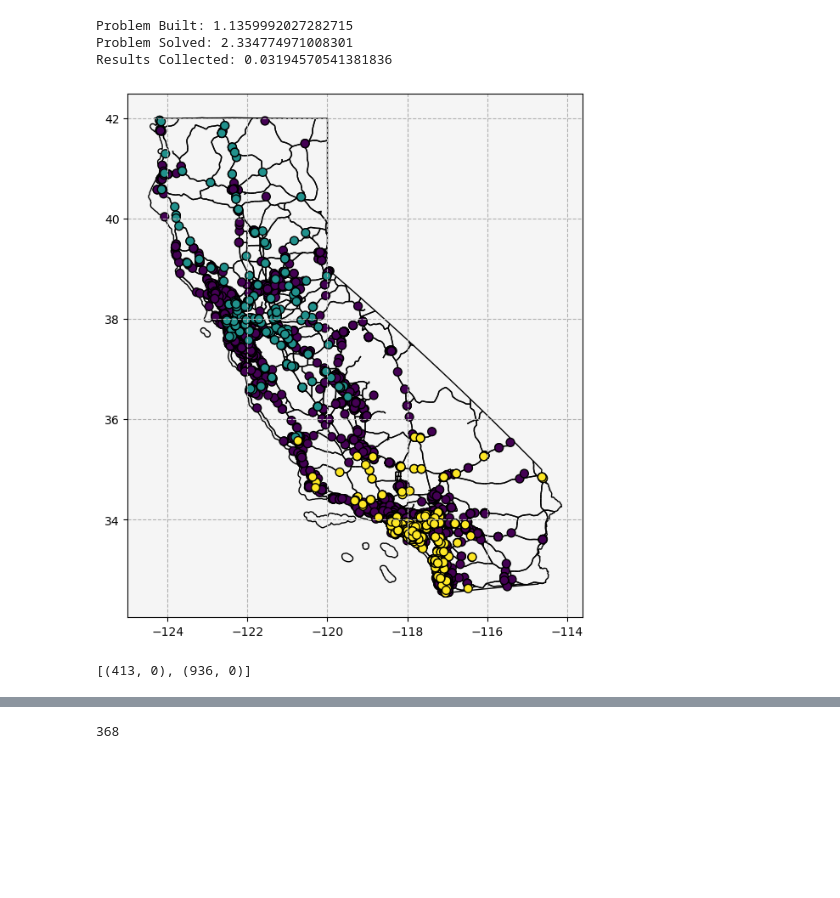
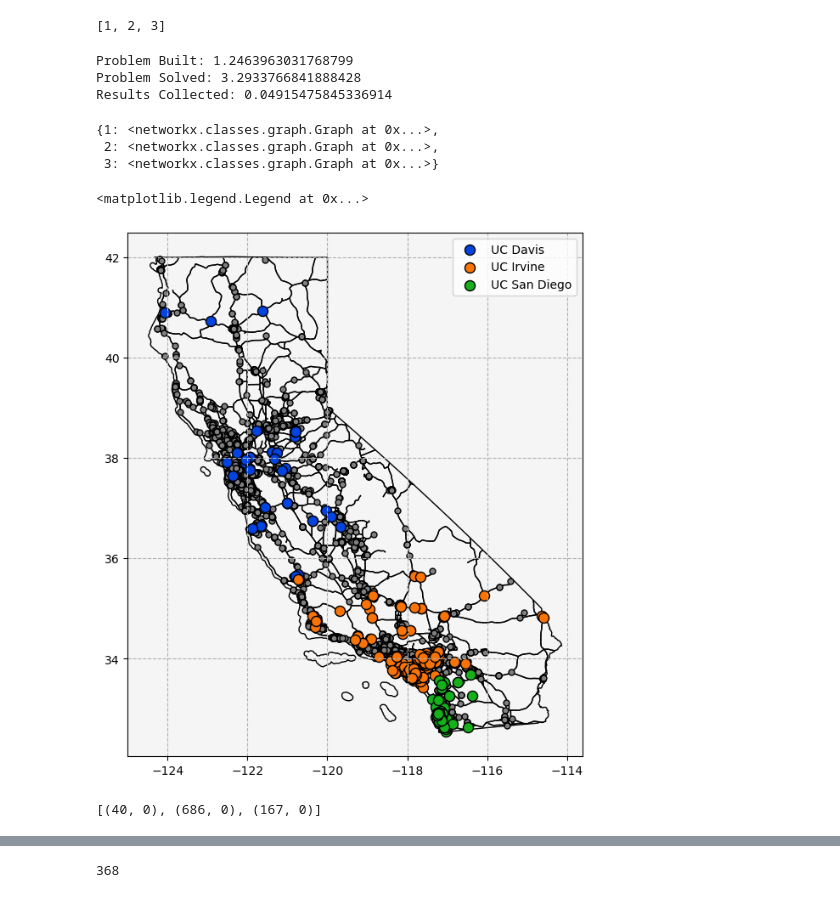
Before and after one commit to airabino/electric_vrp, a Jupyter notebook: Sampling.ipynb, the cells around one changed output, grey strips where cells are left out. Saved outputs shown, nothing was run; the diff lists cells and outputs as text; code cells hidden in the pictures; blank space fills up the shorter version.

```diff
--- a/Sampling.ipynb
+++ b/Sampling.ipynb
@@ -33,0 +69,6 @@ graph = src.graph.graph_from_json('Outputs/graph.json')
+# %%
+'''
+Loading stations
+'''
+
+graph = src.graph.graph_from_json('Outputs/graph_adj.json')
@@ -59,3 +102,7 @@ array([50, 110, 171, ..., 113, None, None], dtype=object)
+# %%
+depots
+# %% [output]
+[1, 2, 3]
 # %%
 '''
 Building the cost matrix
@@ -78,6 +136,6 @@ solver_kwargs = {'_name': 'cbc', 'executable': 'src/cbc'}
 
 opt.solve(**solver_kwargs)
 # %% [output]
-Problem Built: 1.1359992027282715
-Problem Solved: 2.334774971008301
-Results Collected: 0.03194570541381836
+Problem Built: 1.2463963031768799
+Problem Solved: 3.2933766841888428
+Results Collected: 0.04915475845336914
@@ -84,3 +149,9 @@ Results Collected: 0.03194570541381836
+# %%
+subgraphs
+# %% [output]
+{1: <networkx.classes.graph.Graph at 0x...>,
+ 2: <networkx.classes.graph.Graph at 0x...>,
+ 3: <networkx.classes.graph.Graph at 0x...>}
 # %%
 fig, ax = plt.subplots(figsize = (8, 8))
 
@@ -102,40 +173,57 @@ kw = {
 }
 
 plots = src.figures.plot_graph(atlas, ax = ax, **kw)
 
-for source, node in graph._node.items():
-
-    # print(source, opt.assignment.get(int(source), 0) + 1)
-
-    node['assignment'] = int(opt.assignment.get(source, 0)) / 2
-    # print(node['assignment'])
-
 kw = {
     'nodes': {
         'field': 'assignment',
         'plot': {
-            's': 50,
+            's': 25,
+            'fc': 'gray',
             'ec': 'k',
             'zorder': 1,
         },
     },
 }
 
 plots = src.figures.plot_graph(graph, ax = ax, **kw)
 
+colors = ['xkcd:green', 'xkcd:orange', 'xkcd:blue']
+labels = list(np.flip(
+    [v['name'] for k, v in graph._node.items() if v['network'] == 'Depot']
+))
+
+for depot, subgraph in subgraphs.items():
+
+    kw = {
+    'nodes': {
+        'plot': {
+            's': 75,
+            'ec': 'k',
+            'zorder': 1,
+            'fc': colors.pop(),
+            'label': labels.pop(),
+            },
+        },
+    }
+
+    plots = src.figures.plot_graph(subgraph, ax = ax, **kw)
 
 kw = {
     'facecolor': 'whitesmoke',
 }
 
 ax.set(**kw)
 
 kw = {
     'ls': 'dashed',
 }
 
 ax.grid(**kw)
 
-fig.savefig('new_sample.png', bbox_inches = 'tight', dpi = 300)
+ax.legend()
+
+# fig.savefig('new_sample.png', bbox_inches = 'tight', dpi = 300)
 # %% [output]
+<matplotlib.legend.Legend at 0x...>
-[figure, old version]
+[figure, new version]
@@ -149,7 +230,7 @@ subgraphs = src.sample.subgraphs(graph, opt.assignment)
 # %%
 [(s.number_of_nodes(), s.number_of_edges()) for s in subgraphs.values()]
 # %% [output]
-[(413, 0), (936, 0)]
+[(40, 0), (686, 0), (167, 0)]
 # %%
 '''
 Adding adjacency
```
Also changed, not shown: parts of 15 cells of this notebook, 9 other files.
